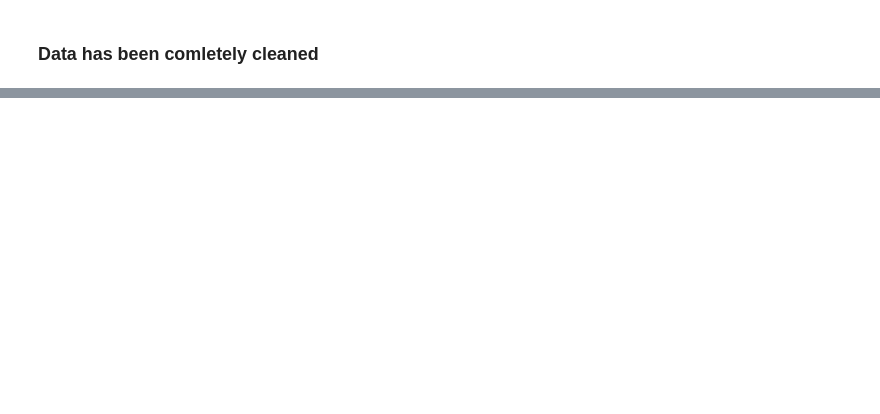
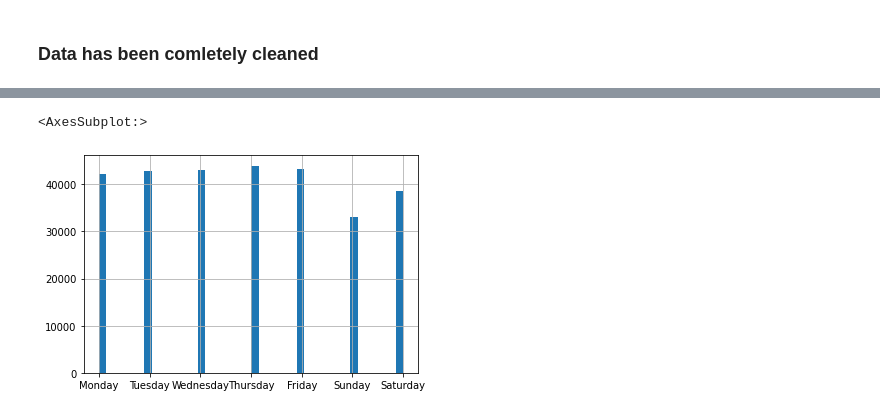
Before and after one commit to BilalSaeed06/cycle-sharing-dataset, a Jupyter notebook: data_cleaning.ipynb, the cells around one changed output, grey strips where cells are left out. Cells and saved outputs as stored; diff of their text form; code cells hidden in the pictures; blank space fills up the shorter version.

```diff
--- a/data_cleaning.ipynb
+++ b/data_cleaning.ipynb
@@ -595,0 +736,2 @@ dtype: int64
+# %%
+trip5['day of the week'] = trip5['starttime'].apply(lambda x: x.strftime('%A'))
@@ -595,0 +747,5 @@ dtype: int64
+# %%
+trip5['day of the week'].hist(bins=40)
+# %% [output]
+<AxesSubplot:>
+[figure, added]
```
Also changed, not shown: parts of 20 cells of this notebook.
